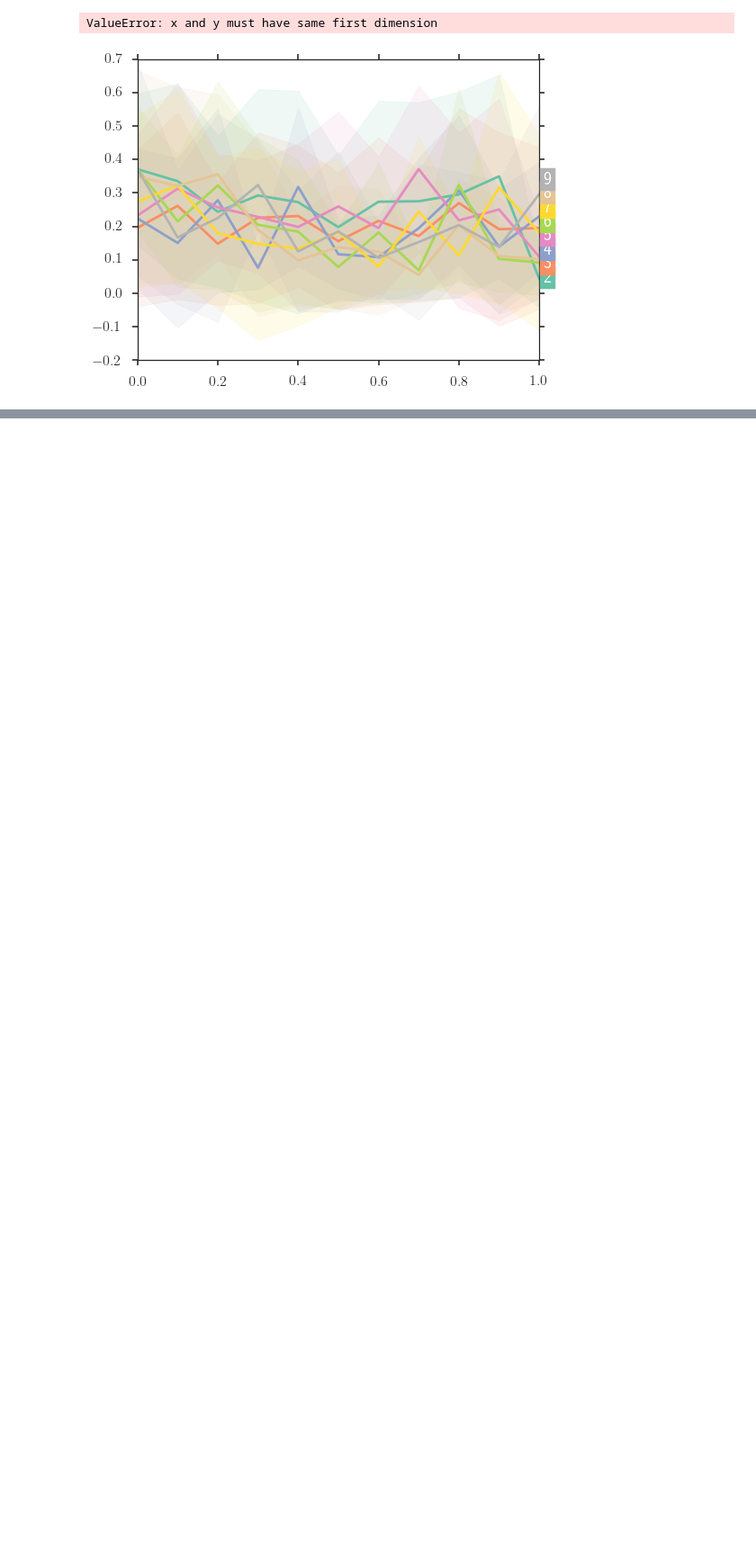
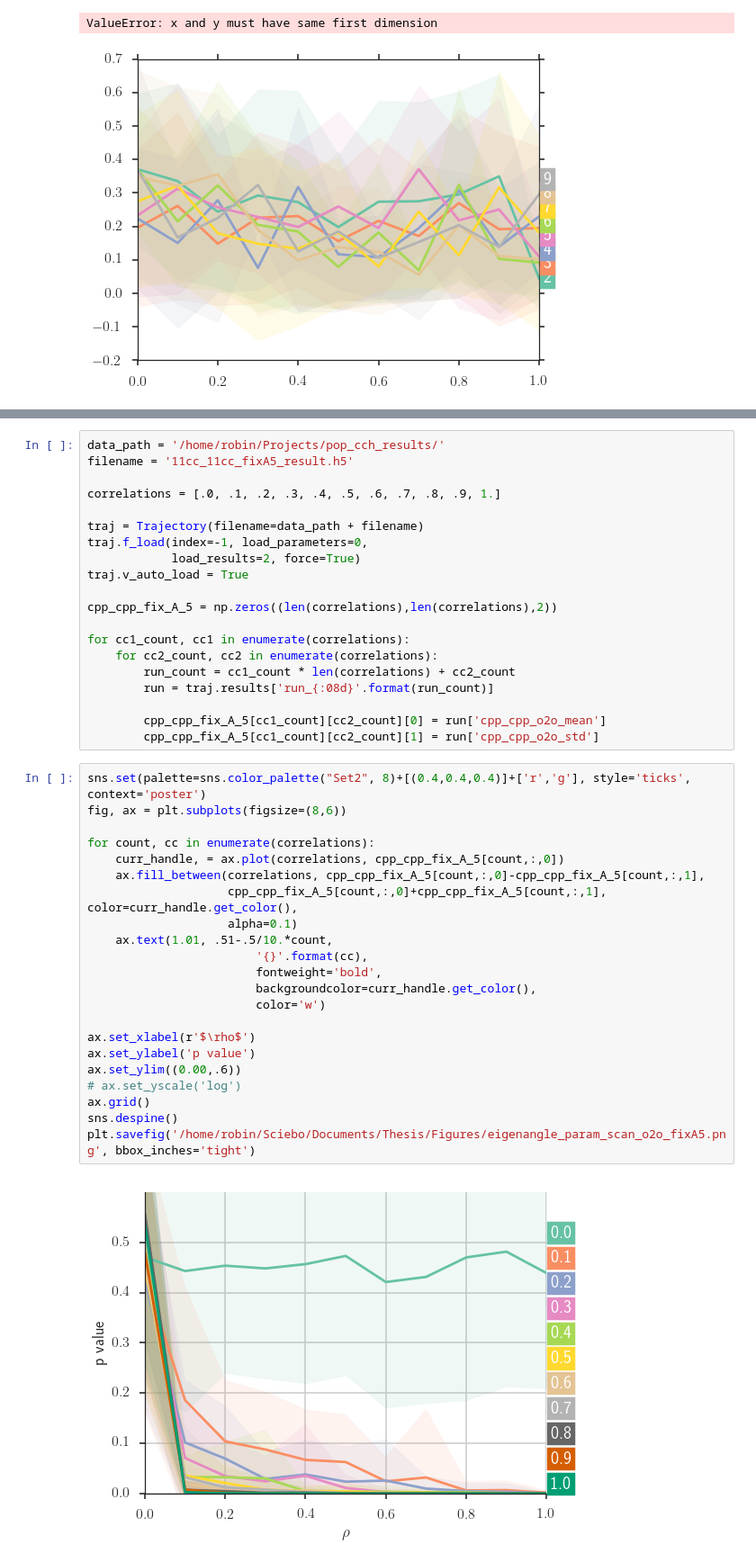
Before and after one commit to rgutzen/ValidationTools, a Jupyter notebook: Correlation_structure_section_images.ipynb, the cells around one changed output, grey strips where cells are left out. Shown at 90% size. Drawn from its saved outputs; the diff is of its cells as text; blank space fills up the shorter version.

```diff
--- a/Correlation_structure_section_images.ipynb
+++ b/Correlation_structure_section_images.ipynb
@@ -887,0 +876,44 @@ ValueError: x and y must have same first dimension
+# %%
+data_path = '/home/robin/Projects/pop_cch_results/'
+filename = '11cc_11cc_fixA5_result.h5'
+
+correlations = [.0, .1, .2, .3, .4, .5, .6, .7, .8, .9, 1.]
+
+traj = Trajectory(filename=data_path + filename)
+traj.f_load(index=-1, load_parameters=0,
+            load_results=2, force=True)
+traj.v_auto_load = True
+
+cpp_cpp_fix_A_5 = np.zeros((len(correlations),len(correlations),2))
+
+for cc1_count, cc1 in enumerate(correlations):
+    for cc2_count, cc2 in enumerate(correlations):
+        run_count = cc1_count * len(correlations) + cc2_count
+        run = traj.results['run_{:08d}'.format(run_count)]
+
+        cpp_cpp_fix_A_5[cc1_count][cc2_count][0] = run['cpp_cpp_o2o_mean']
+        cpp_cpp_fix_A_5[cc1_count][cc2_count][1] = run['cpp_cpp_o2o_std']
+# %%
+sns.set(palette=sns.color_palette("Set2", 8)+[(0.4,0.4,0.4)]+['r','g'], style='ticks', context='poster')
+fig, ax = plt.subplots(figsize=(8,6))
+
+for count, cc in enumerate(correlations):
+    curr_handle, = ax.plot(correlations, cpp_cpp_fix_A_5[count,:,0])
+    ax.fill_between(correlations, cpp_cpp_fix_A_5[count,:,0]-cpp_cpp_fix_A_5[count,:,1],
+                    cpp_cpp_fix_A_5[count,:,0]+cpp_cpp_fix_A_5[count,:,1], color=curr_handle.get_color(),
+                    alpha=0.1)
+    ax.text(1.01, .51-.5/10.*count,
+                        '{}'.format(cc),
+                        fontweight='bold',
+                        backgroundcolor=curr_handle.get_color(),
+                        color='w')
+
+ax.set_xlabel(r'$\rho$')
+ax.set_ylabel('p value')
+ax.set_ylim((0.00,.6))
+# ax.set_yscale('log')
+ax.grid()
+sns.despine()
+plt.savefig('/home/robin/Sciebo/Documents/Thesis/Figures/eigenangle_param_scan_o2o_fixA5.png', bbox_inches='tight')
+# %% [output]
+[figure, added]
```
Also changed, not shown: parts of 5 cells of this notebook, 3 other files.
